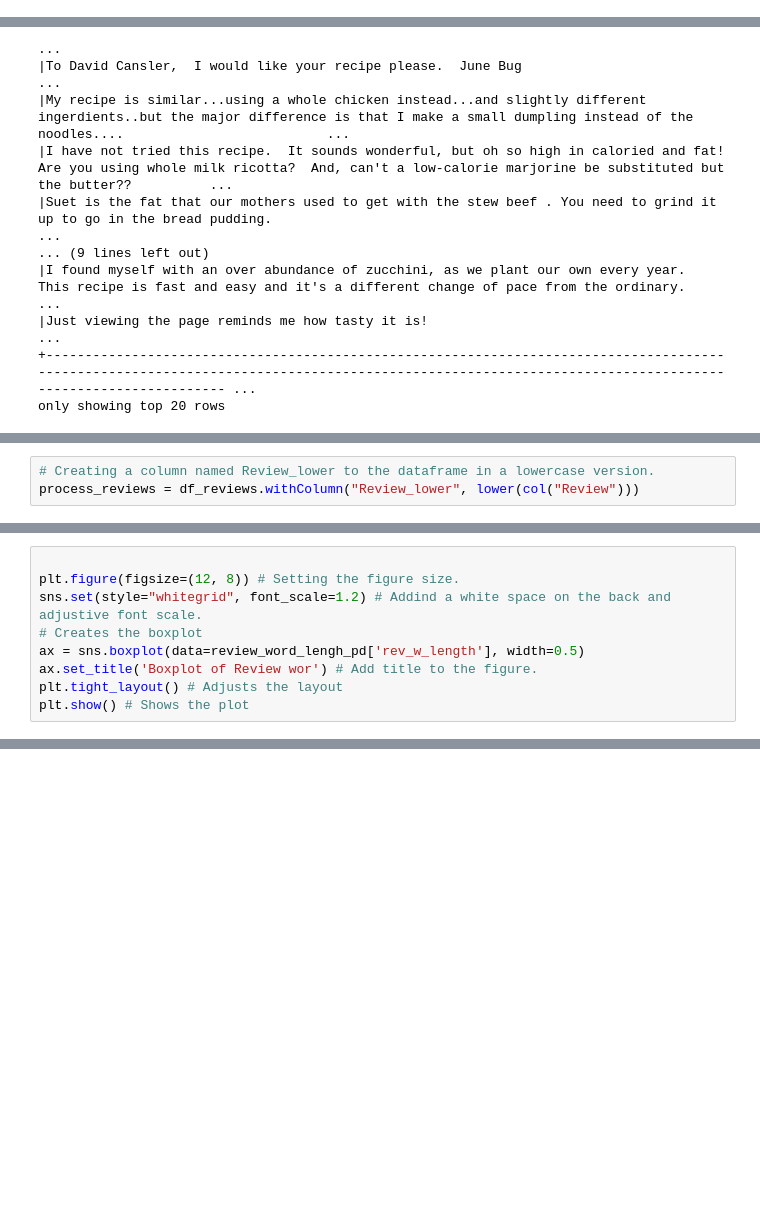
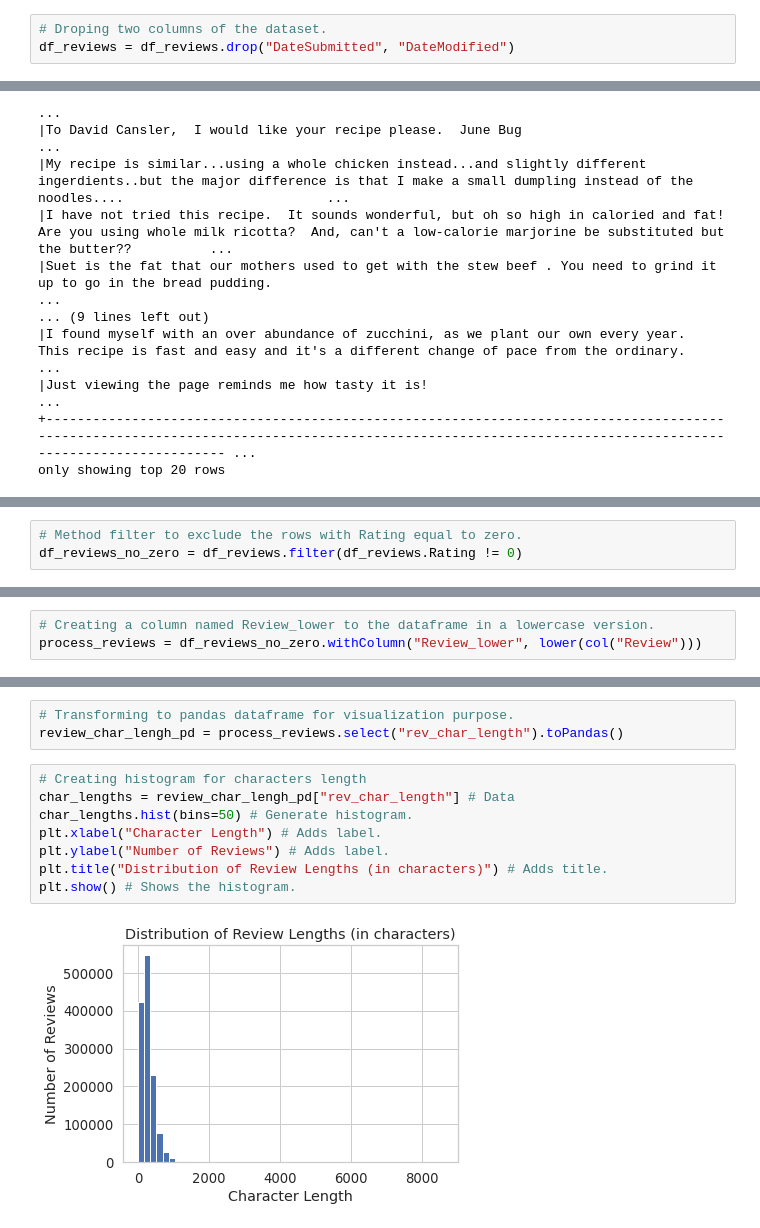
Before and after one commit to nozomu2020264/MSc---DA-C.A.-1---2nd-Semester-, a Jupyter notebook: Msc DA - CA 1 - 2nd Semester - Nozomu - 2020264.ipynb, the cells around one changed output, grey strips where cells are left out. Cells and saved outputs as stored; diff of their text form; blank space fills up the shorter version.

```diff
--- a/Msc DA - CA 1 - 2nd Semester - Nozomu - 2020264.ipynb
+++ b/Msc DA - CA 1 - 2nd Semester - Nozomu - 2020264.ipynb
@@ -105 +122,4 @@ Shape: (1401982, 8)
+# %%
+# Droping two columns of the dataset.
+df_reviews = df_reviews.drop("DateSubmitted", "DateModified")
 # %%
@@ -296,0 +344,3 @@ only showing top 20 rows
+# %%
+# Method filter to exclude the rows with Rating equal to zero.
+df_reviews_no_zero = df_reviews.filter(df_reviews.Rating != 0)
@@ -303,6 +367,6 @@ only showing top 20 rows
 # %%
 # Creating a column named Review_lower to the dataframe in a lowercase version.
-process_reviews = df_reviews.withColumn("Review_lower", lower(col("Review")))
+process_reviews = df_reviews_no_zero.withColumn("Review_lower", lower(col("Review")))
 # %%
 # Looks for any observation that the transformation did not work.
 no_match = process_reviews.filter(lower(col("Review")) !=col("Review_lower")).count()
@@ -355,9 +424,0 @@ plt.show()
-# %%
-
-plt.figure(figsize=(12, 8)) # Setting the figure size.
-sns.set(style="whitegrid", font_scale=1.2) # Addind a white space on the back and adjustive font scale.
-# Creates the boxplot
-ax = sns.boxplot(data=review_word_lengh_pd['rev_w_length'], width=0.5)
-ax.set_title('Boxplot of Review wor') # Add title to the figure.
-plt.tight_layout() # Adjusts the layout
-plt.show() # Shows the plot
@@ -389,0 +439,13 @@ only showing top 20 rows
+# %%
+# Transforming to pandas dataframe for visualization purpose.
+review_char_lengh_pd = process_reviews.select("rev_char_length").toPandas()
+# %%
+# Creating histogram for characters length
+char_lengths = review_char_lengh_pd["rev_char_length"] # Data
+char_lengths.hist(bins=50) # Generate histogram.
+plt.xlabel("Character Length") # Adds label.
+plt.ylabel("Number of Reviews") # Adds label.
+plt.title("Distribution of Review Lengths (in characters)") # Adds title.
+plt.show() # Shows the histogram.
+# %% [output]
+[figure, added]
```
Also changed, not shown: parts of 75 cells of this notebook.
